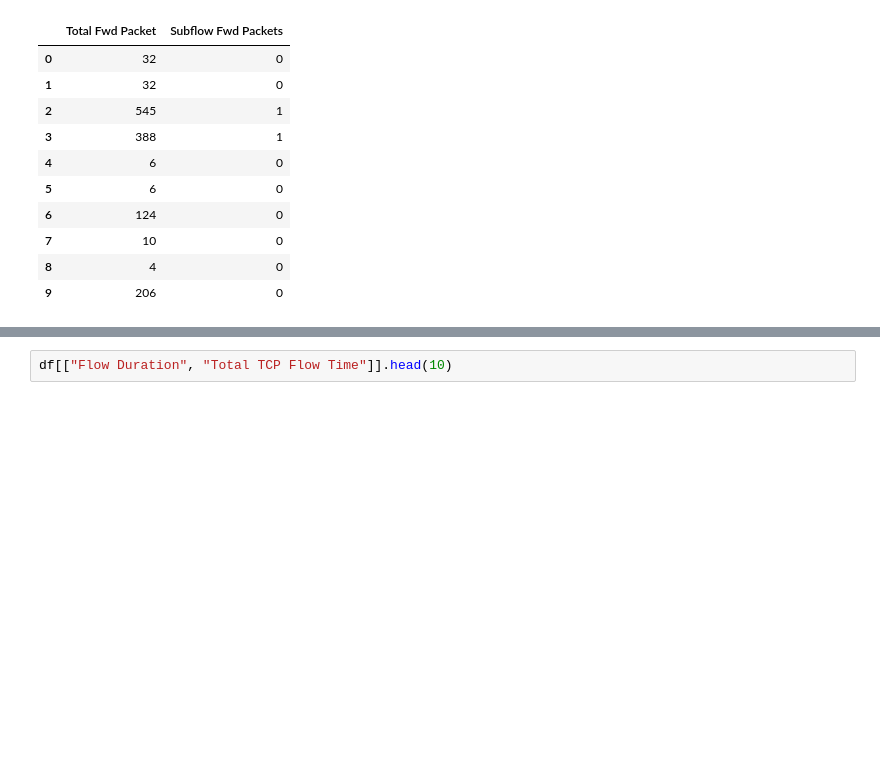
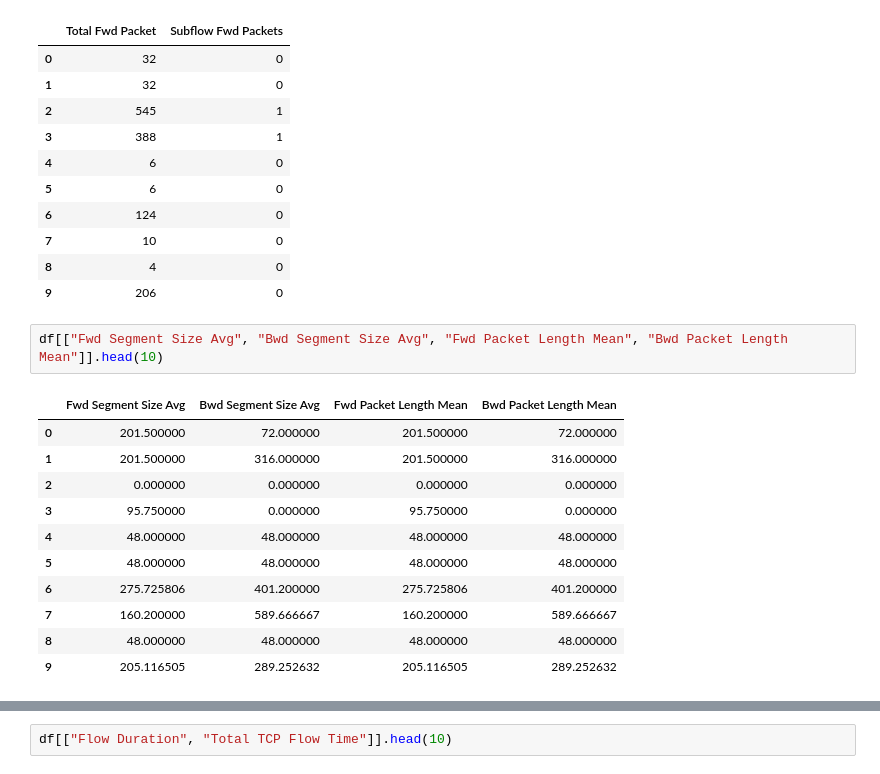
Before and after one commit to overthinkeeer/network-guardian-ml, a Jupyter notebook: notebooks/feature_extraction.ipynb, the cells around one changed output, grey strips where cells are left out. Drawn from its saved outputs; the diff is of its cells as text; blank space fills up the shorter version.

```diff
--- a/notebooks/feature_extraction.ipynb
+++ b/notebooks/feature_extraction.ipynb
@@ -141,3 +141,17 @@ df[['Total Fwd Packet', 'Subflow Fwd Packets']].head(10)
 | 7 | 10 | 0 |
 | 8 | 4 | 0 |
 | 9 | 206 | 0 |
+# %%
+df[["Fwd Segment Size Avg", "Bwd Segment Size Avg", "Fwd Packet Length Mean", "Bwd Packet Length Mean"]].head(10)
+# %% [output]
+|  | Fwd Segment Size Avg | Bwd Segment Size Avg | Fwd Packet Length Mean | Bwd Packet Length Mean |
+| 0 | 201.500000 | 72.000000 | 201.500000 | 72.000000 |
+| 1 | 201.500000 | 316.000000 | 201.500000 | 316.000000 |
+| 2 | 0.000000 | 0.000000 | 0.000000 | 0.000000 |
+| 3 | 95.750000 | 0.000000 | 95.750000 | 0.000000 |
+| 4 | 48.000000 | 48.000000 | 48.000000 | 48.000000 |
+| 5 | 48.000000 | 48.000000 | 48.000000 | 48.000000 |
+| 6 | 275.725806 | 401.200000 | 275.725806 | 401.200000 |
+| 7 | 160.200000 | 589.666667 | 160.200000 | 589.666667 |
+| 8 | 48.000000 | 48.000000 | 48.000000 | 48.000000 |
+| 9 | 205.116505 | 289.252632 | 205.116505 | 289.252632 |
```
Also changed, not shown: parts of 4 cells of this notebook, 1 other file.
